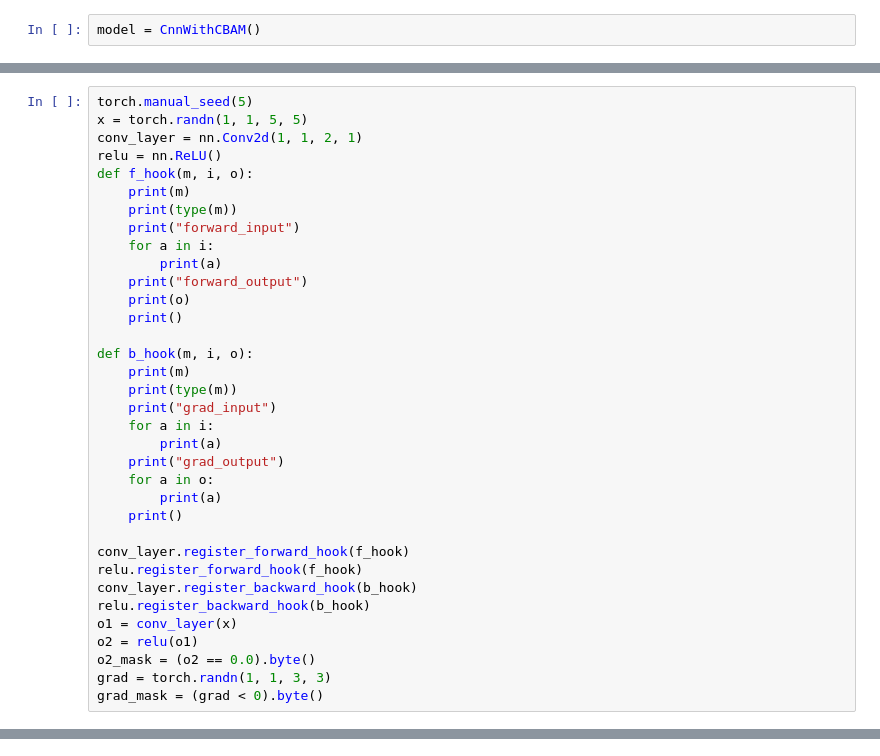
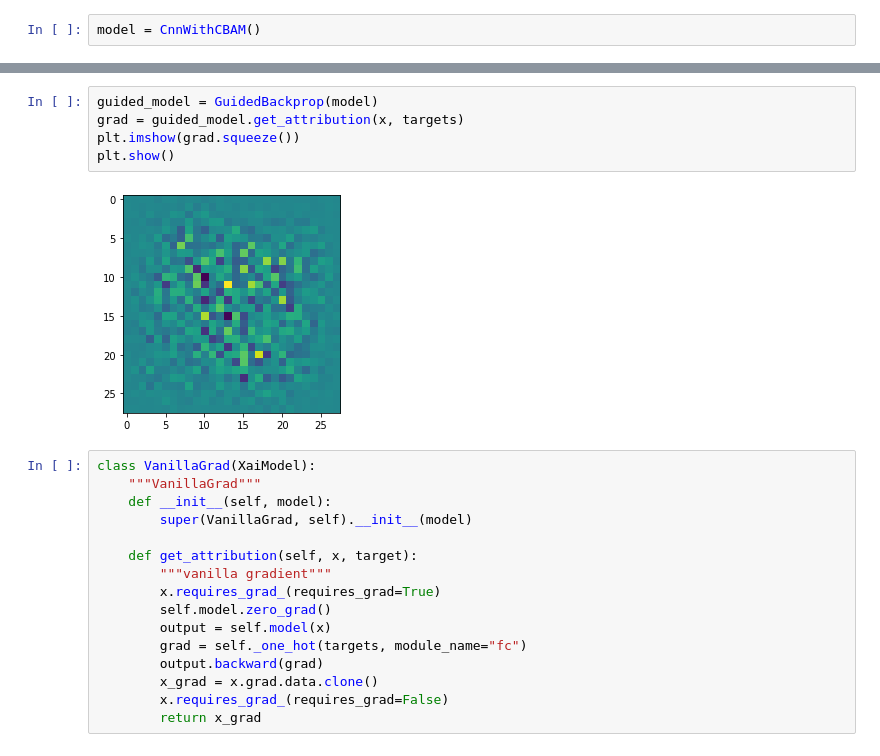
Before and after one commit to simonjisu/XAI, a Jupyter notebook: refactoring.ipynb, the cells around one changed output, grey strips where cells are left out. Drawn from its saved outputs; the diff is of its cells as text.

```diff
--- a/refactoring.ipynb
+++ b/refactoring.ipynb
@@ -424,35 +514,0 @@ class GuidedBackprop(XaiModel):
-# %%
-torch.manual_seed(5)
-x = torch.randn(1, 1, 5, 5)
-conv_layer = nn.Conv2d(1, 1, 2, 1)
-relu = nn.ReLU()
-def f_hook(m, i, o):
-    print(m)
-    print(type(m))
-    print("forward_input")
-    for a in i:
-        print(a)
-    print("forward_output")
-    print(o)
-    print()
-
-def b_hook(m, i, o):
-    print(m)
-    print(type(m))
-    print("grad_input")
-    for a in i:
-        print(a)
-    print("grad_output")
-    for a in o:
-        print(a)
-    print()
-
-conv_layer.register_forward_hook(f_hook)
-relu.register_forward_hook(f_hook)
-conv_layer.register_backward_hook(b_hook)
-relu.register_backward_hook(b_hook)
-o1 = conv_layer(x)
-o2 = relu(o1)
-o2_mask = (o2 == 0.0).byte()
-grad = torch.randn(1, 1, 3, 3)
-grad_mask = (grad < 0).byte()
@@ -515,0 +515,23 @@ tensor([[[[ 0.0000, -0.0625, -0.0625,  0.0000],
+# %%
+guided_model = GuidedBackprop(model)
+grad = guided_model.get_attribution(x, targets)
+plt.imshow(grad.squeeze())
+plt.show()
+# %% [output]
+[figure, added]
+# %%
+class VanillaGrad(XaiModel):
+    """VanillaGrad"""
+    def __init__(self, model):
+        super(VanillaGrad, self).__init__(model)
+
+    def get_attribution(self, x, target):
+        """vanilla gradient"""
+        x.requires_grad_(requires_grad=True)
+        self.model.zero_grad()
+        output = self.model(x)
+        grad = self._one_hot(targets, module_name="fc")
+        output.backward(grad)
+        x_grad = x.grad.data.clone()
+        x.requires_grad_(requires_grad=False)
+        return x_grad
```
Also changed, not shown: parts of 34 cells of this notebook, 1 other file.
